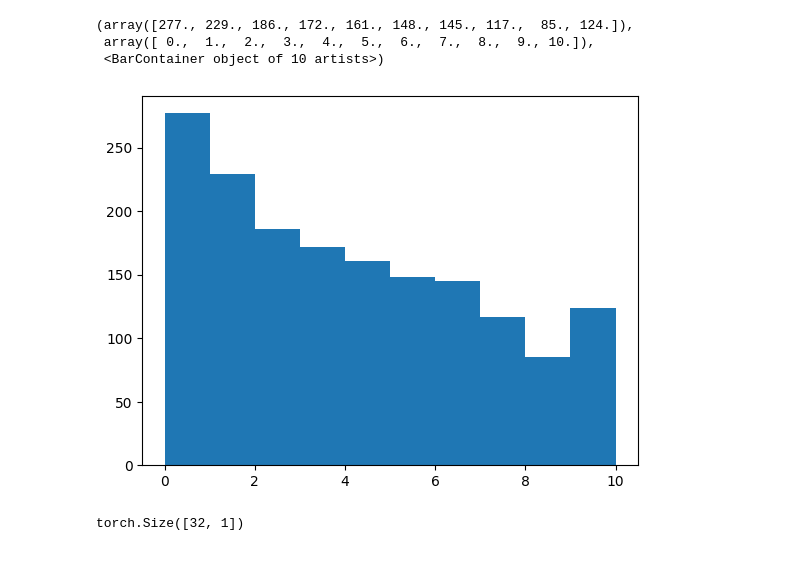
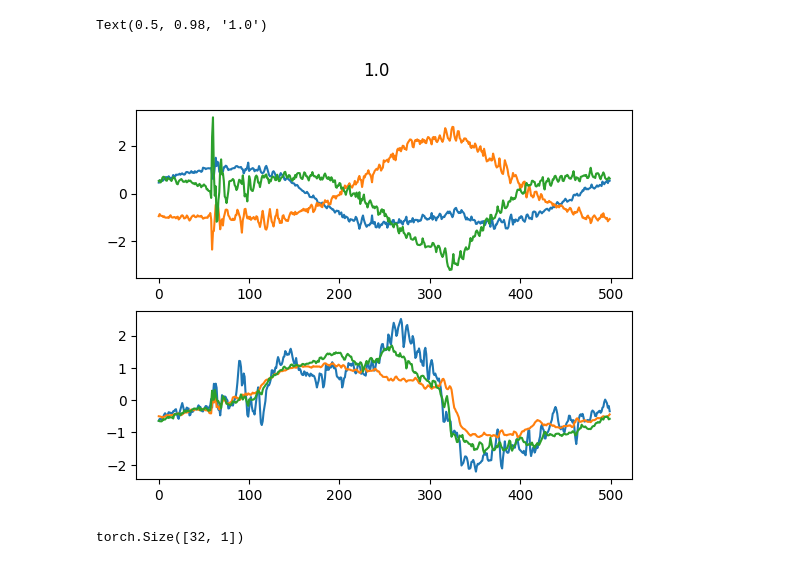
Before and after one commit to Musa-Azeem/AI-hypertrophy-coach, a Jupyter notebook: ml.ipynb, the cells around one changed output. Drawn from its saved outputs; the diff is of its cells as text; code cells hidden in the pictures.

```diff
--- a/ml.ipynb
+++ b/ml.ipynb
@@ -25,23 +25,29 @@ class IMUDataset(Dataset):
     def __getitem__(self, i):
         start = i * self.stride
         end = start + self.winsize
-        return self.X[:,start:end], self.y[start:end].mean()
+        y = self.y[start:end].mean()
+        # FOR BINARY: 1 if y is last rep (< 1.5), 0 if not
+        y = torch.Tensor([1.0 if y < 1.5 else 0.0])
+        return self.X[:,start:end], y
 # %%
 HZ = 100
 df = pd.read_csv('data/data.csv')
 session_ids = df['session_id'].unique()
 train_ids, val_ids = train_test_split(session_ids, test_size=0.2, random_state=42)
 
-winsize_t = 2.5 # seconds
-stride_t = 0.5 # seconds
+winsize_t = 5 # seconds
+stride_t = 0.01 # seconds
 winsize = int(winsize_t * HZ)
 stride = int(stride_t * HZ)
+print(winsize, stride)
 
 train = df.loc[df['session_id'].isin(train_ids), ['acc_x', 'acc_y', 'acc_z', 'gyr_x', 'gyr_y', 'gyr_z']].values
-norm = train.mean(axis=0), train.std(axis=0)
+norm = torch.from_numpy(train.mean(axis=0)), torch.from_numpy(train.std(axis=0))
 
 def transform(x):
     return (x - norm[0]) / norm[1]
 
 train_dataset = ConcatDataset([IMUDataset(df[df['session_id'] == session_id], winsize, stride, transform) for session_id in train_ids])
 val_dataset = ConcatDataset([IMUDataset(df[df['session_id'] == session_id], winsize, stride, transform) for session_id in val_ids])
+
+len(train_dataset), len(val_dataset)
@@ -54,10 +84,20 @@ for X, y in train_dataset:
-# %%
-plt.hist(window_labels)
-# %% [output]
-(array([277., 229., 186., 172., 161., 148., 145., 117.,  85., 124.]),
- array([ 0.,  1.,  2.,  3.,  4.,  5.,  6.,  7.,  8.,  9., 10.]),
- <BarContainer object of 10 artists>)
-[figure, removed]
+# %%
+X,y = train_dataset[2670]
+
+fig, axes = plt.subplots(2,1)
+
+axes[0].plot(X[0])
+axes[0].plot(X[1])
+axes[0].plot(X[2])
+
+axes[1].plot(X[3])
+axes[1].plot(X[4])
+axes[1].plot(X[5])
+
+plt.suptitle(y.item())
+# %% [output]
+Text(0.5, 0.98, '1.0')
+[figure, added]
 # %%
 class ConvNet(nn.Module):
     def __init__(self):
```
Also changed, not shown: parts of 8 cells of this notebook, 1 other file.
